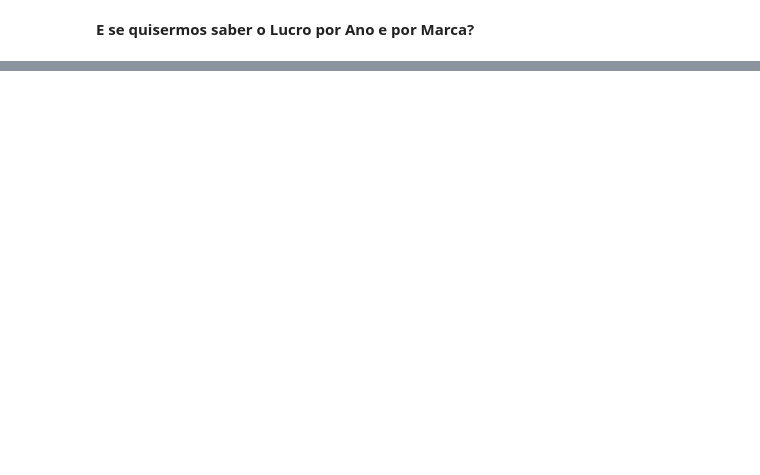
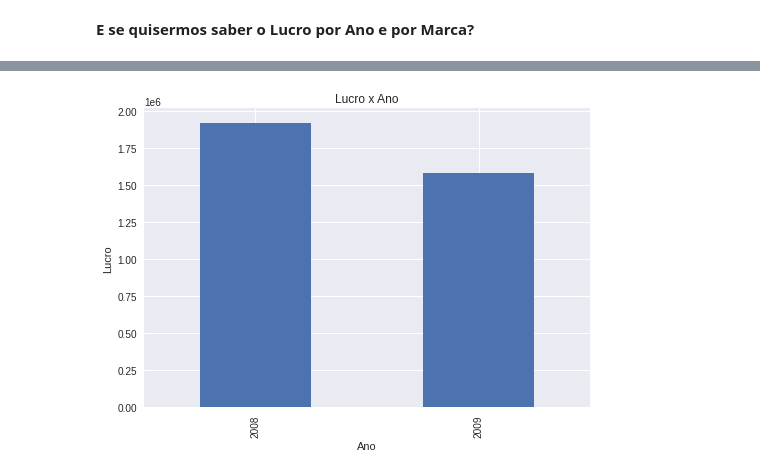
Before and after one commit to layansg/DIO-DESAFIO-analise-de-dados-com-python-e-pandas, a Jupyter notebook: Aula_Análise_Exploratória.ipynb, the cells around one changed output, grey strips where cells are left out. Saved outputs shown, nothing was run; the diff lists cells and outputs as text; code cells hidden in the pictures; blank space fills up the shorter version.

```diff
--- a/Aula_Análise_Exploratória.ipynb
+++ b/Aula_Análise_Exploratória.ipynb
@@ -31,7 +66,7 @@ round(df["Custo"].sum(), 2)
 # %%
 # Agora que temos a receita, custo e o total, podemos achar o lucro real
 # Vamos criar uma coluna de Lucro que é a Receita - Custo
-df["Lucro"] = df["Valor venda"] - df["Custo"]
+df["Lucro"] = df["Valor Venda"] - df["Custo"]
 # %%
 # Total Lucro
 round(df["Lucro"].sum(), 2)
@@ -42,7 +84,7 @@ df["Tempo_envio"] = (df["Data Envio"] - df["Data Venda"])
 **Agora, queremos saber a média do tempo de envio para cada marca, e para isso precisamos transformar a coluna Tempo_envio em numérica**
 # %%
 # Extraindo apenas os dias
-df["Tempo_envio"] = (df["Data Envio"] - df["Data Venda"].dt.days)
+df["Tempo_envio"] = (df["Data Envio"] - df["Data Venda"]).dt.days
 # %%
 # Verificando o tipo da coluna Tempo_envio
 df["Tempo_envio"].dtype
@@ -76,8 +170,10 @@ plt.ylabel("Produto");
 # %%
 # Gráfico de Lucro x Ano
-df.groupby(df["Data Venda"].dt.year)["Lucro"].sum()..plot.bar(title="Lucro x Ano")
+df.groupby(df["Data Venda"].dt.year)["Lucro"].sum().plot.bar(title="Lucro x Ano")
 plt.xlabel("Ano")
 plt.ylabel("Lucro");
+# %% [output]
+[figure, added]
 # %%
 # Filtrando apenas as vendas de 2009
 df_2009 = df[df["Data Venda"].dt.year == 2009]
```
Also changed, not shown: parts of 24 cells of this notebook.
